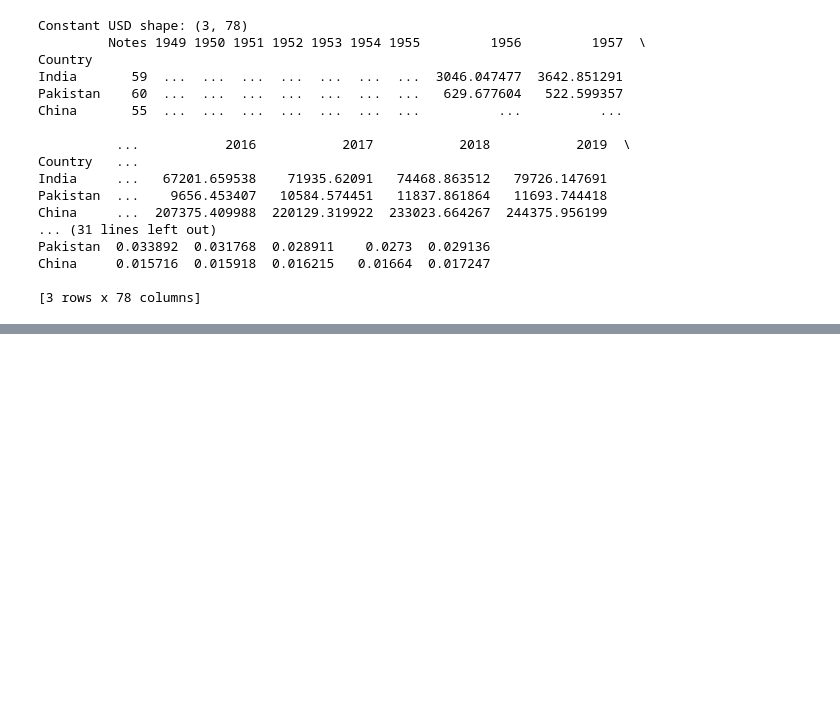
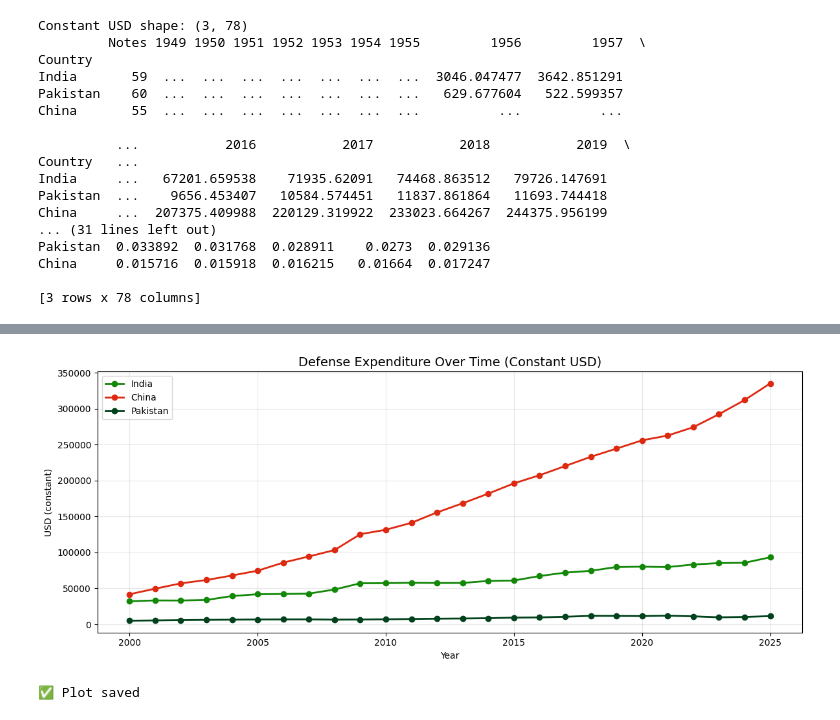
Before and after one commit to Naman-GG/DefDex, a Jupyter notebook: notebooks/01_eda.ipynb, the cells around one changed output, grey strips where cells are left out. Drawn from its saved outputs; the diff is of its cells as text; code cells hidden in the pictures; blank space fills up the shorter version.

Commit message:
feat: EDA complete - defense spend and GDP share plots saved

```diff
--- a/notebooks/01_eda.ipynb
+++ b/notebooks/01_eda.ipynb
@@ -55,0 +111,11 @@ China     0.015716  0.015918  0.016215   0.01664  0.017247
+# %%
+# ── Full conflict summary for our 3 countries ───────────────
+for country in ["India", "China", "Pakistan"]:
+    mask = interstate["side_a"].str.contains(country, na=False) | \
+           interstate["side_b"].str.contains(country, na=False)
+    conflicts = interstate[mask]
+    print(f"\n{'='*40}")
+    print(f"{country} — total conflict episodes: {len(conflicts)}")
+    print(f"Minor (intensity 1): {len(conflicts[conflicts['intensity_level']==1])}")
+    print(f"War level (intensity 2): {len(conflicts[conflicts['intensity_level']==2])}")
+    print(f"Year range: {conflicts['year'].min()} — {conflicts['year'].max()}")
@@ -55,0 +140,28 @@ China     0.015716  0.015918  0.016215   0.01664  0.017247
+# %%
+# ── Plot: defense spend over time ───────────────────────────
+years = [col for col in sipri_const.columns if str(col).strip().isdigit()]
+sipri_plot = sipri_const[years].T
+sipri_plot.columns = sipri_const.index
+sipri_plot.index = sipri_plot.index.astype(int)
+sipri_plot = sipri_plot[sipri_plot.index >= 2000]
+
+plt.figure(figsize=(12, 5))
+colors = {"India": "#138808", "China": "#DE2910", "Pakistan": "#01411C"}
+for country in ["India", "China", "Pakistan"]:
+    if country in sipri_plot.columns:
+        plt.plot(sipri_plot.index, sipri_plot[country],
+                marker="o", label=country,
+                color=colors[country], linewidth=2)
+
+plt.title("Defense Expenditure Over Time (Constant USD)", fontsize=14)
+plt.xlabel("Year")
+plt.ylabel("USD (constant)")
+plt.legend()
+plt.grid(alpha=0.3)
+plt.tight_layout()
+plt.savefig("notebooks/defense_spend_trend.png", dpi=150)
+plt.show()
+print("✅ Plot saved")
+# %% [output]
+[figure, added]
+✅ Plot saved
```
Also changed, not shown: parts of 5 cells of this notebook, 6 other files.
